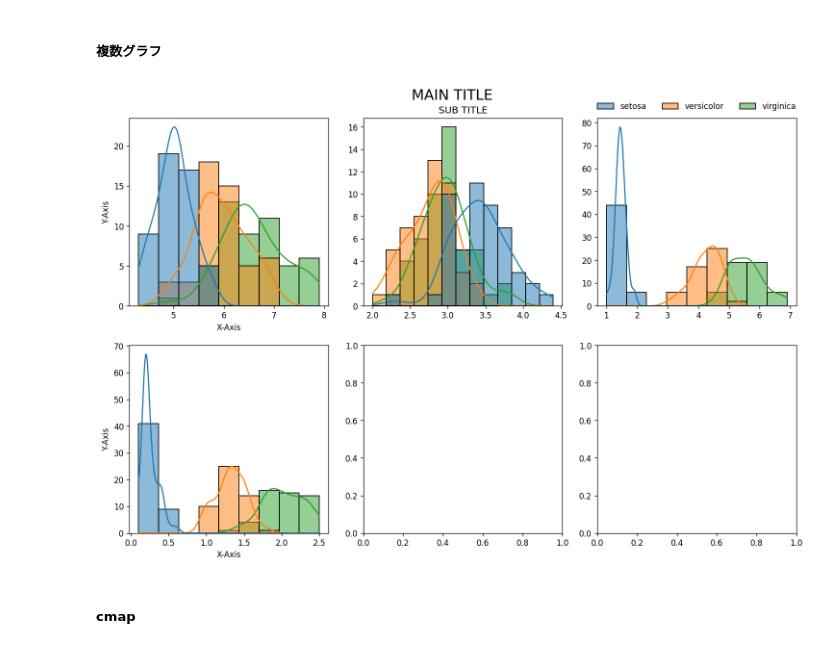
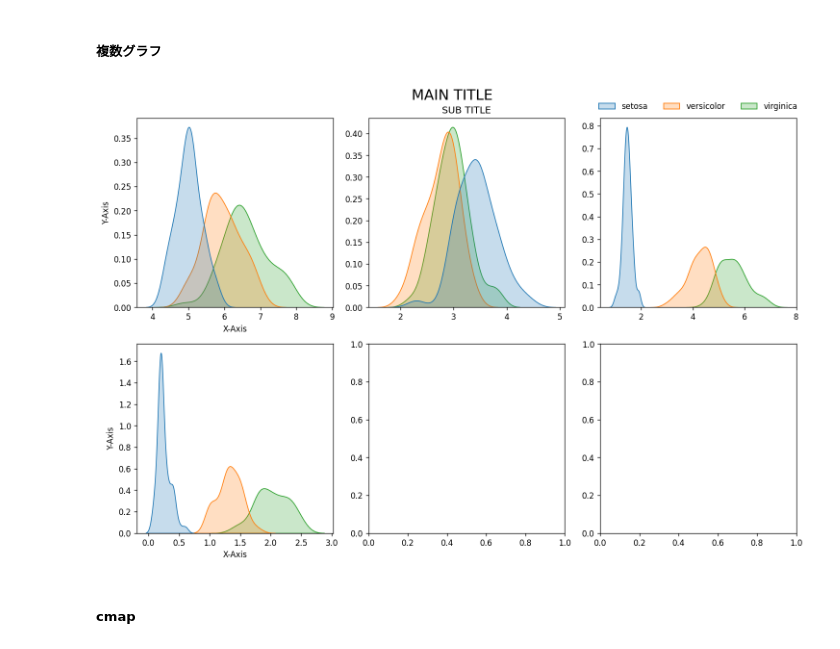
Before and after one commit to MITSUHIRO-KURIKI/seaborn_sample, a Jupyter notebook: seaborn_sample.ipynb, the cells around one changed output. Cells and saved outputs as stored; diff of their text form; code cells hidden in the pictures.

```diff
--- a/seaborn_sample.ipynb
+++ b/seaborn_sample.ipynb
@@ -384,34 +384,35 @@ venn3(subsets = (s_1, s_2, s_1_and_2, s_3, s_1_and_3, s_2_and_3, s_1_and_2_amd_3
 # %%
 dpi=120
 nr, nc = 2, 3
 fig, axes = plt.subplots(nr, nc, figsize=(1000*(nc/nr)/dpi, 1000/dpi), dpi=dpi, tight_layout=True, facecolor="w")
 axes = axes.ravel()
 
 cols = ['sepal_length', 'sepal_width', 'petal_length', 'petal_width']
 
 for i, (col, ax) in enumerate(zip(cols, axes)):
   if i == 2:
-    grid = sns.histplot(data=iris, x=col, hue='species', legend=True, kde=True, ax=ax)
+    grid = sns.kdeplot(data=iris, x=col, hue='species', legend=True, fill=True, ax=ax)
     sns.move_legend(grid, "lower center",
                     bbox_to_anchor=(.5, 1), ncol=3, title=None, frameon=False)
+
   else:
-    grid = sns.histplot(data=iris, x=col, hue='species', legend=False, kde=True, ax=ax)
+    grid = sns.kdeplot(data=iris, x=col, hue='species', legend=False, fill=True, ax=ax)
 
   if i == 1:
     grid.set_title("SUB TITLE")
 
   if i in [0,3]:
     grid.set(xlabel="X-Axis", ylabel="Y-Axis")
   else:
     grid.set(xlabel="", ylabel="")
 
 fig.suptitle("MAIN TITLE", size=18, weight=2, x=.5, y=1)
 
 sns.set(font_scale=1)
 plt.subplots_adjust(wspace=0.2, hspace=0.2)
 fig.savefig('img.png')
 # %% [output]
-[figure, old version]
+[figure, new version]
 # %% [markdown]
 ##### cmap
 # %%
```
Also changed, not shown: parts of 3 cells of this notebook.
